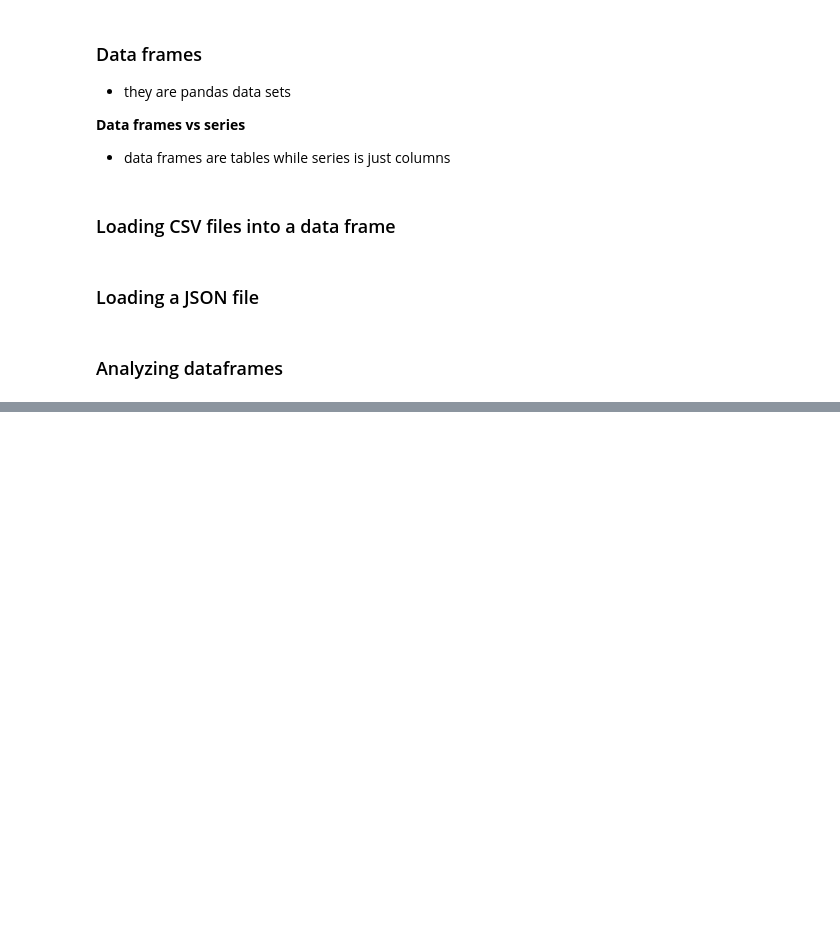
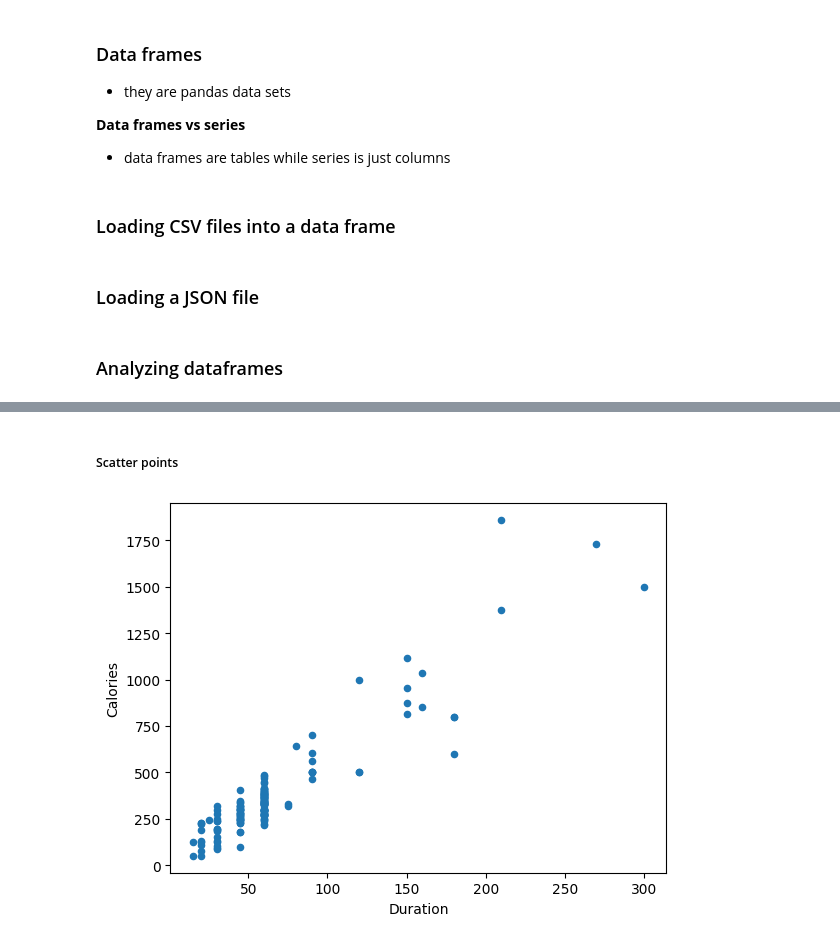
Before and after one commit to hiteshcool358358-crypto/Python-Projects, a Jupyter notebook: python_lib_notes/pandas/pandas_tutorial.ipynb, the cells around one changed output, grey strips where cells are left out. Drawn from its saved outputs; the diff is of its cells as text; code cells hidden in the pictures; blank space fills up the shorter version.

```diff
--- a/python_lib_notes/pandas/pandas_tutorial.ipynb
+++ b/python_lib_notes/pandas/pandas_tutorial.ipynb
@@ -133,0 +290,12 @@ print(df_json.info())
+# %% [markdown]
+##### Scatter points
+# %%
+#it can be dome for any two columns as the x and y exis and using kind as scatter
+
+df = pd.read_csv("data_correlations.csv")
+
+df.plot(x = "Duration", y = "Calories", kind = "scatter")
+
+plt.show()
+# %% [output]
+[figure, added]
```
Also changed, not shown: parts of 20 cells of this notebook.
